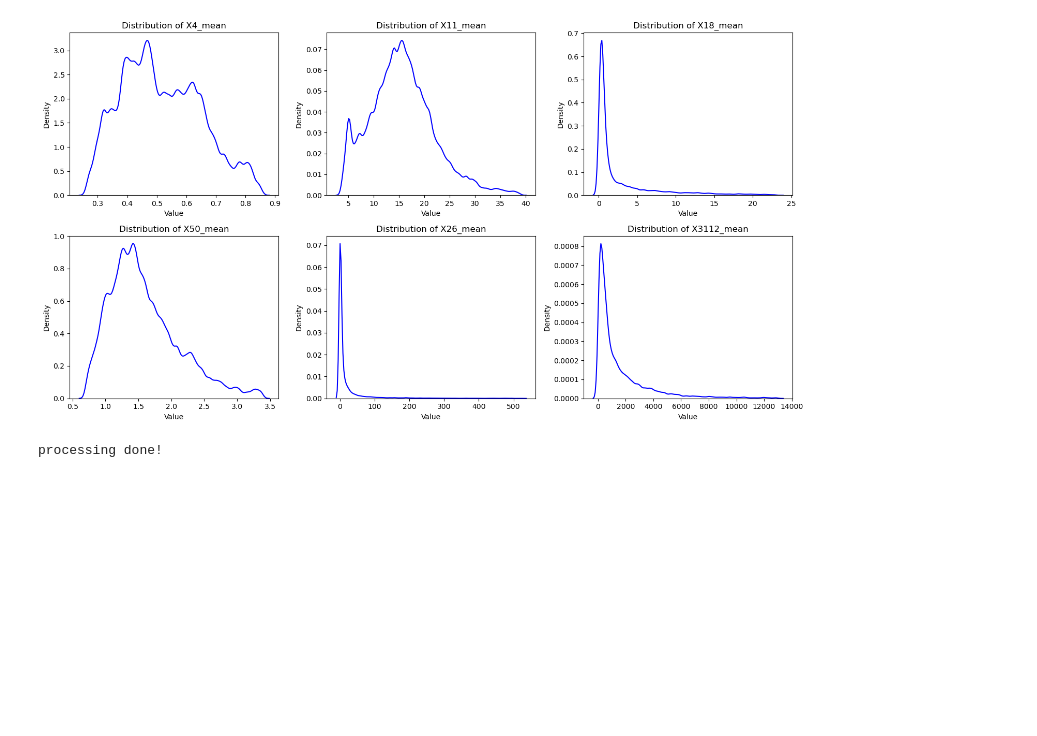
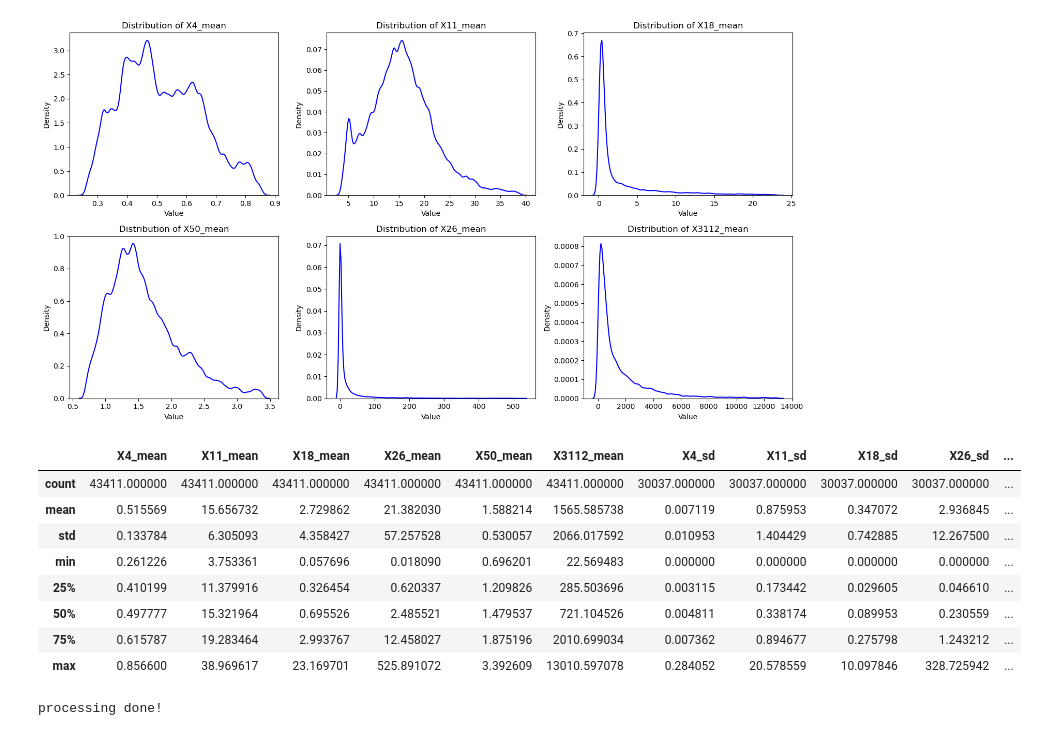
Before and after one commit to DarkIceField/Data_Mining_Project, a Jupyter notebook: data_analysis.ipynb, the cells around one changed output. Cells and saved outputs as stored; diff of their text form; code cells hidden in the pictures; blank space fills up the shorter version.

```diff
--- a/data_analysis.ipynb
+++ b/data_analysis.ipynb
@@ -38,6 +38,18 @@ for column in mean_columns:
 plot_data(tabular_df)
 # %% [output]
 [figure]
+# %%
+tabular_df.iloc[:,-12:].describe()
+# %% [output]
+|  | X4_mean | X11_mean | X18_mean | X26_mean | X50_mean | X3112_mean | X4_sd | X11_sd | X18_sd | X26_sd | ... |
+| count | 43411.000000 | 43411.000000 | 43411.000000 | 43411.000000 | 43411.000000 | 43411.000000 | 30037.000000 | 30037.000000 | 30037.000000 | 30037.000000 | ... |
+| mean | 0.515569 | 15.656732 | 2.729862 | 21.382030 | 1.588214 | 1565.585738 | 0.007119 | 0.875953 | 0.347072 | 2.936845 | ... |
+| std | 0.133784 | 6.305093 | 4.358427 | 57.257528 | 0.530057 | 2066.017592 | 0.010953 | 1.404429 | 0.742885 | 12.267500 | ... |
+| min | 0.261226 | 3.753361 | 0.057696 | 0.018090 | 0.696201 | 22.569483 | 0.000000 | 0.000000 | 0.000000 | 0.000000 | ... |
+| 25% | 0.410199 | 11.379916 | 0.326454 | 0.620337 | 1.209826 | 285.503696 | 0.003115 | 0.173442 | 0.029605 | 0.046610 | ... |
+| 50% | 0.497777 | 15.321964 | 0.695526 | 2.485521 | 1.479537 | 721.104526 | 0.004811 | 0.338174 | 0.089953 | 0.230559 | ... |
+| 75% | 0.615787 | 19.283464 | 2.993767 | 12.458027 | 1.875196 | 2010.699034 | 0.007362 | 0.894677 | 0.275798 | 1.243212 | ... |
+| max | 0.856600 | 38.969617 | 23.169701 | 525.891072 | 3.392609 | 13010.597078 | 0.284052 | 20.578559 | 10.097846 | 328.725942 | ... |
 # %%
 import os
 from shutil import copy, rmtree
```
Also changed, not shown: parts of 1 cell of this notebook, 7 other files.
